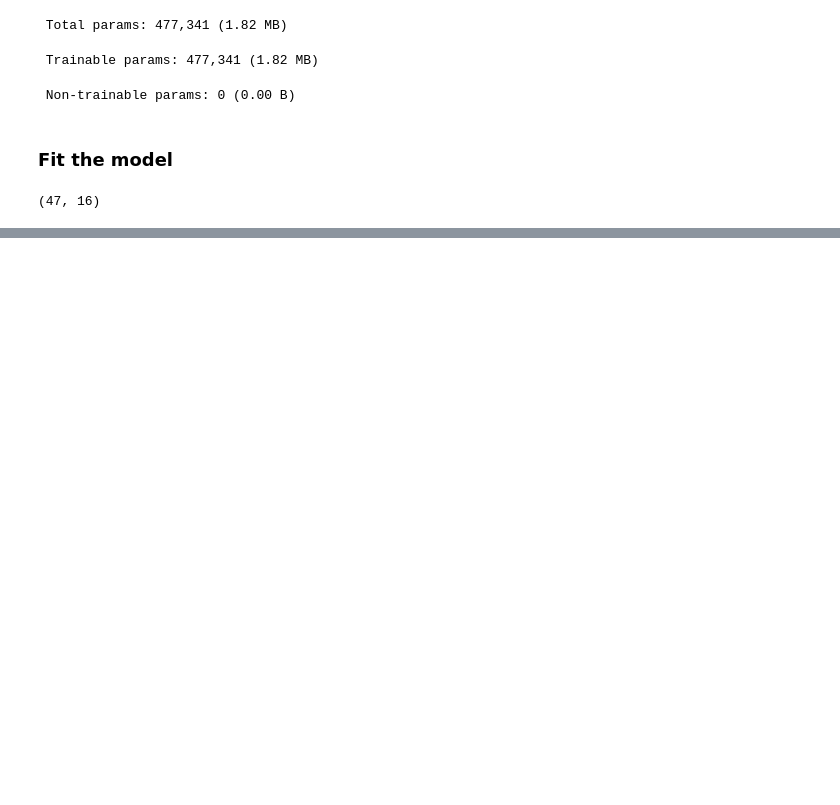
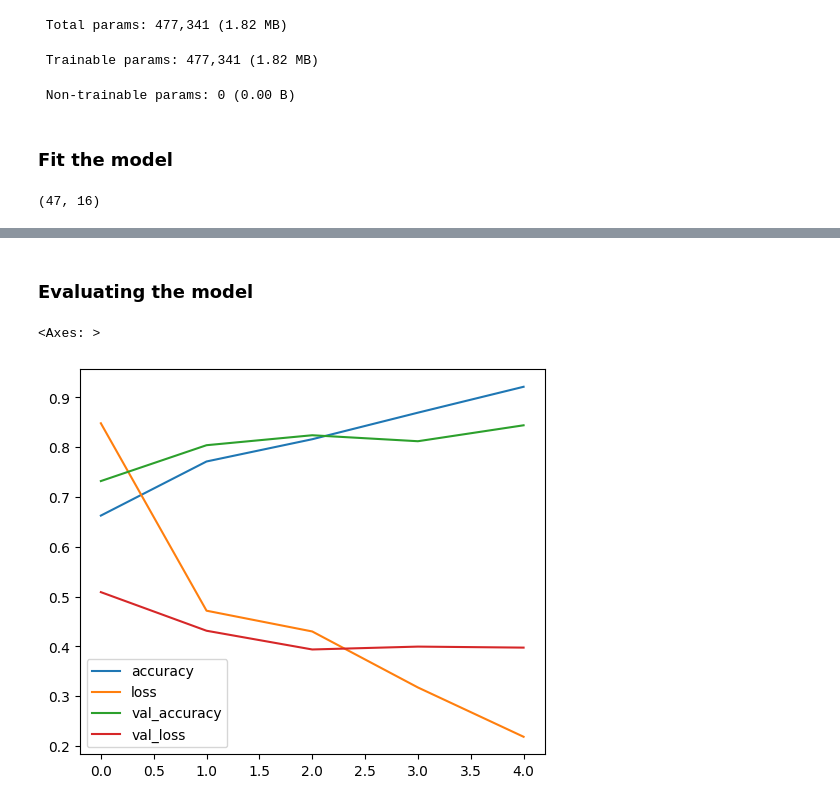
Before and after one commit to danish-khan962/Deep-Learning, a Jupyter notebook: 04_Computer_vision_and_CNN_in_tensorflow.ipynb, the cells around one changed output, grey strips where cells are left out. Drawn from its saved outputs; the diff is of its cells as text; code cells hidden in the pictures; blank space fills up the shorter version.

```diff
--- a/04_Computer_vision_and_CNN_in_tensorflow.ipynb
+++ b/04_Computer_vision_and_CNN_in_tensorflow.ipynb
@@ -606,0 +607,8 @@ Epoch 5/5
+# %% [markdown]
+### Evaluating the model
+# %%
+import pandas as pd
+pd.DataFrame(history_4.history).plot(figsize=(6,5))
+# %% [output]
+<Axes: >
+[figure, added]
```
Also changed, not shown: parts of 22 cells of this notebook.
